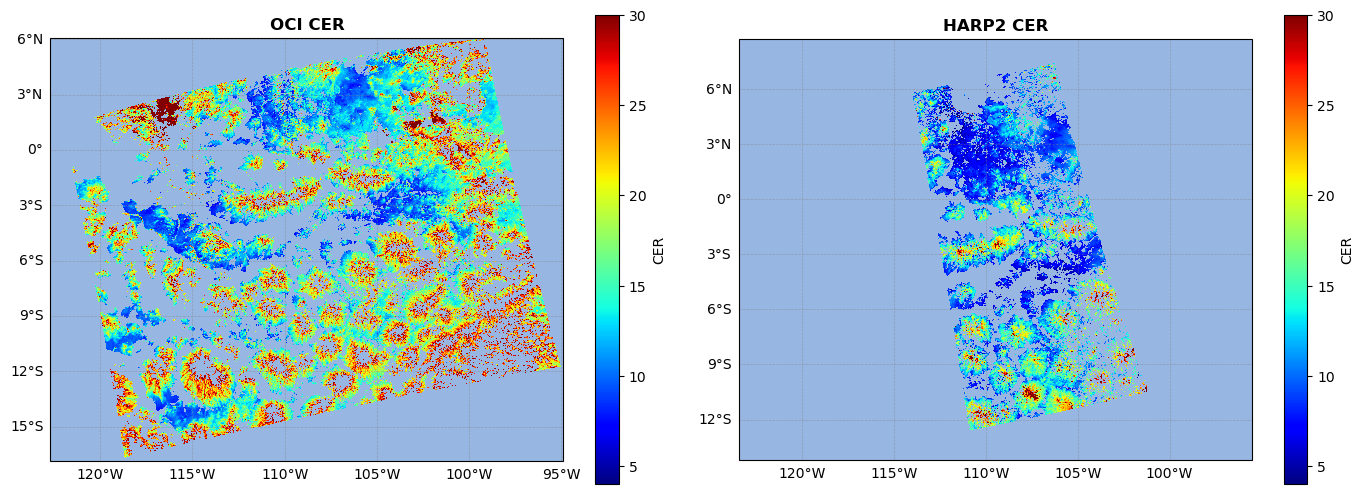
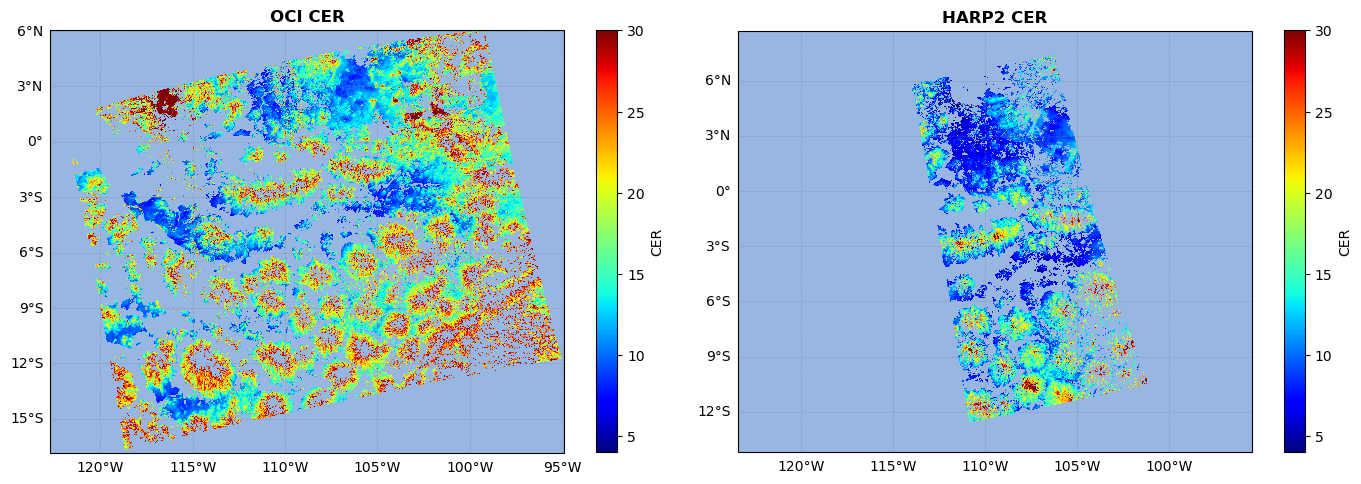
Unified diff of the notebook cell whose output changed from the first chart to the second:
--- before
+++ after
@@ -14,5 +14,5 @@
 gl.right_labels = False
 
-cbar1 = plt.colorbar(im1, ax=axes[0], orientation='vertical', shrink=0.7, pad=0.05)
+cbar1 = plt.colorbar(im1, ax=axes[0], orientation='vertical', shrink=0.63, pad=0.05)
 cbar1.set_label('CER')
 
@@ -30,5 +30,5 @@
 gl.right_labels = False
 
-cbar2 = plt.colorbar(im2, ax=axes[1], orientation='vertical', shrink=0.7, pad=0.05)
+cbar2 = plt.colorbar(im2, ax=axes[1], orientation='vertical', shrink=0.63, pad=0.05)
 cbar2.set_label('CER')
 

Commit: updated files